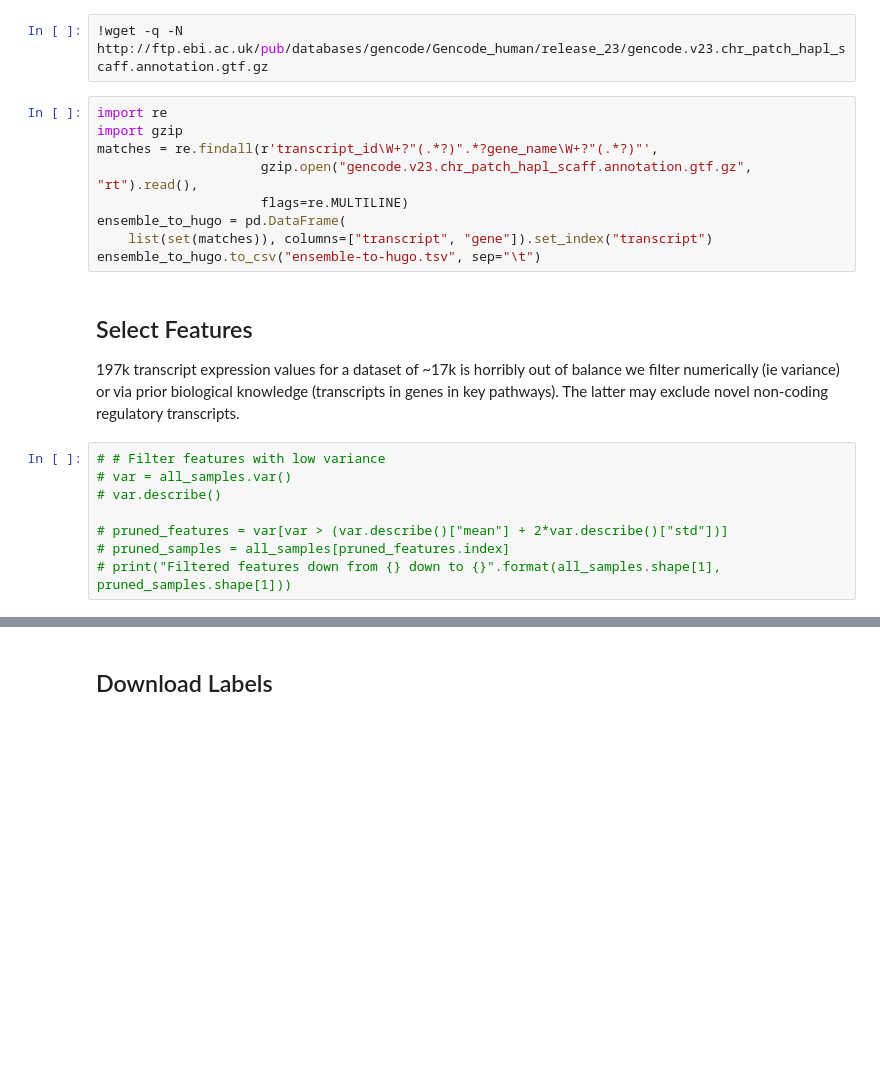
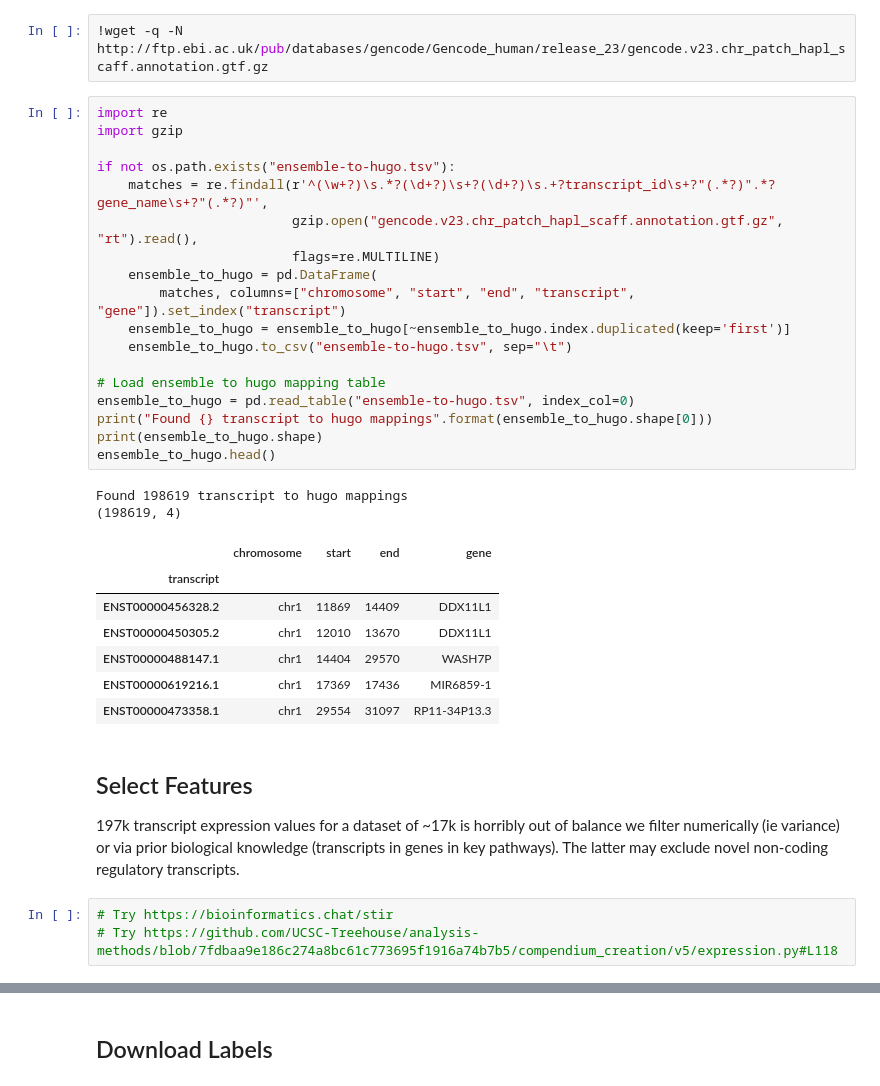
Before and after one commit to rcurrie/pancan-gtex, a Jupyter notebook: ingest.ipynb, the cells around one changed output, grey strips where cells are left out. Cells and saved outputs as stored; diff of their text form; blank space fills up the shorter version.

```diff
--- a/ingest.ipynb
+++ b/ingest.ipynb
@@ -72,22 +73,36 @@ Download and create a mapping table to convert transcript to hugo names for use
 # %%
 import re
 import gzip
-matches = re.findall(r'transcript_id\W+?"(.*?)".*?gene_name\W+?"(.*?)"',
-                     gzip.open("gencode.v23.chr_patch_hapl_scaff.annotation.gtf.gz", "rt").read(),
-                     flags=re.MULTILINE)
-ensemble_to_hugo = pd.DataFrame(
-    list(set(matches)), columns=["transcript", "gene"]).set_index("transcript")
-ensemble_to_hugo.to_csv("ensemble-to-hugo.tsv", sep="\t")
+
+if not os.path.exists("ensemble-to-hugo.tsv"):
+    matches = re.findall(r'^(\w+?)\s.*?(\d+?)\s+?(\d+?)\s.+?transcript_id\s+?"(.*?)".*?gene_name\s+?"(.*?)"',
+                         gzip.open("gencode.v23.chr_patch_hapl_scaff.annotation.gtf.gz", "rt").read(),
+                         flags=re.MULTILINE)
+    ensemble_to_hugo = pd.DataFrame(
+        matches, columns=["chromosome", "start", "end", "transcript", "gene"]).set_index("transcript")
+    ensemble_to_hugo = ensemble_to_hugo[~ensemble_to_hugo.index.duplicated(keep='first')]
+    ensemble_to_hugo.to_csv("ensemble-to-hugo.tsv", sep="\t")
+
+# Load ensemble to hugo mapping table
+ensemble_to_hugo = pd.read_table("ensemble-to-hugo.tsv", index_col=0)
+print("Found {} transcript to hugo mappings".format(ensemble_to_hugo.shape[0]))
+print(ensemble_to_hugo.shape)
+ensemble_to_hugo.head()
+# %% [output]
+Found 198619 transcript to hugo mappings
+(198619, 4)
+|  | chromosome | start | end | gene |
+| transcript |  |  |  |  |
+| ENST00000456328.2 | chr1 | 11869 | 14409 | DDX11L1 |
+| ENST00000450305.2 | chr1 | 12010 | 13670 | DDX11L1 |
+| ENST00000488147.1 | chr1 | 14404 | 29570 | WASH7P |
+| ENST00000619216.1 | chr1 | 17369 | 17436 | MIR6859-1 |
+| ENST00000473358.1 | chr1 | 29554 | 31097 | RP11-34P13.3 |
 # %% [markdown]
 ## Select Features
 
 197k transcript expression values for a dataset of ~17k is horribly out of balance we filter numerically (ie variance) or via prior biological knowledge (transcripts in genes in key pathways). The latter may exclude novel non-coding regulatory transcripts.
-# %%
-# # Filter features with low variance
-# var = all_samples.var()
-# var.describe()
-
-# pruned_features = var[var > (var.describe()["mean"] + 2*var.describe()["std"])]
-# pruned_samples = all_samples[pruned_features.index]
-# print("Filtered features down from {} down to {}".format(all_samples.shape[1], pruned_samples.shape[1]))
+# %%
+# Try https://bioinformatics.chat/stir
+# Try https://github.com/UCSC-Treehouse/analysis-methods/blob/7fdbaa9e186c274a8bc61c773695f1916a74b7b5/compendium_creation/v5/expression.py#L118
 # %%
```
Also changed, not shown: parts of 14 cells of this notebook, 3 other files.
